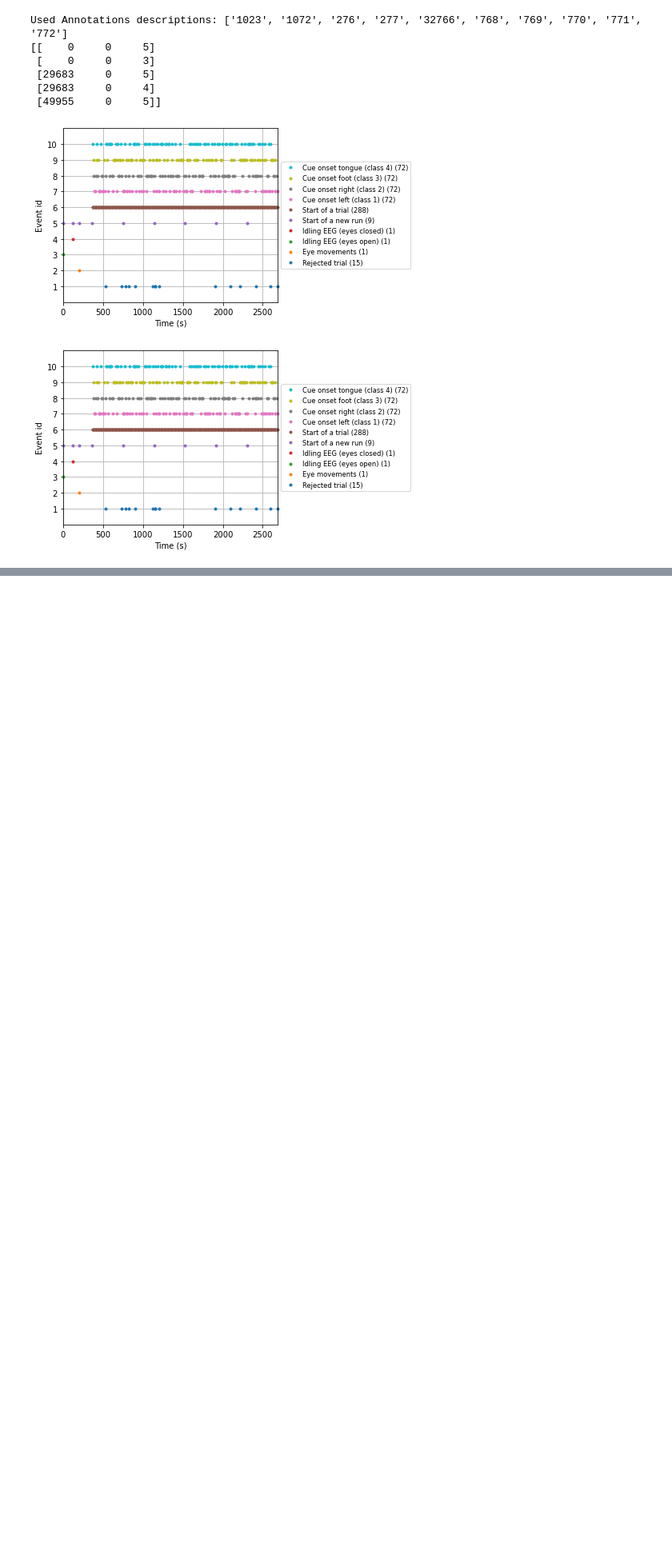
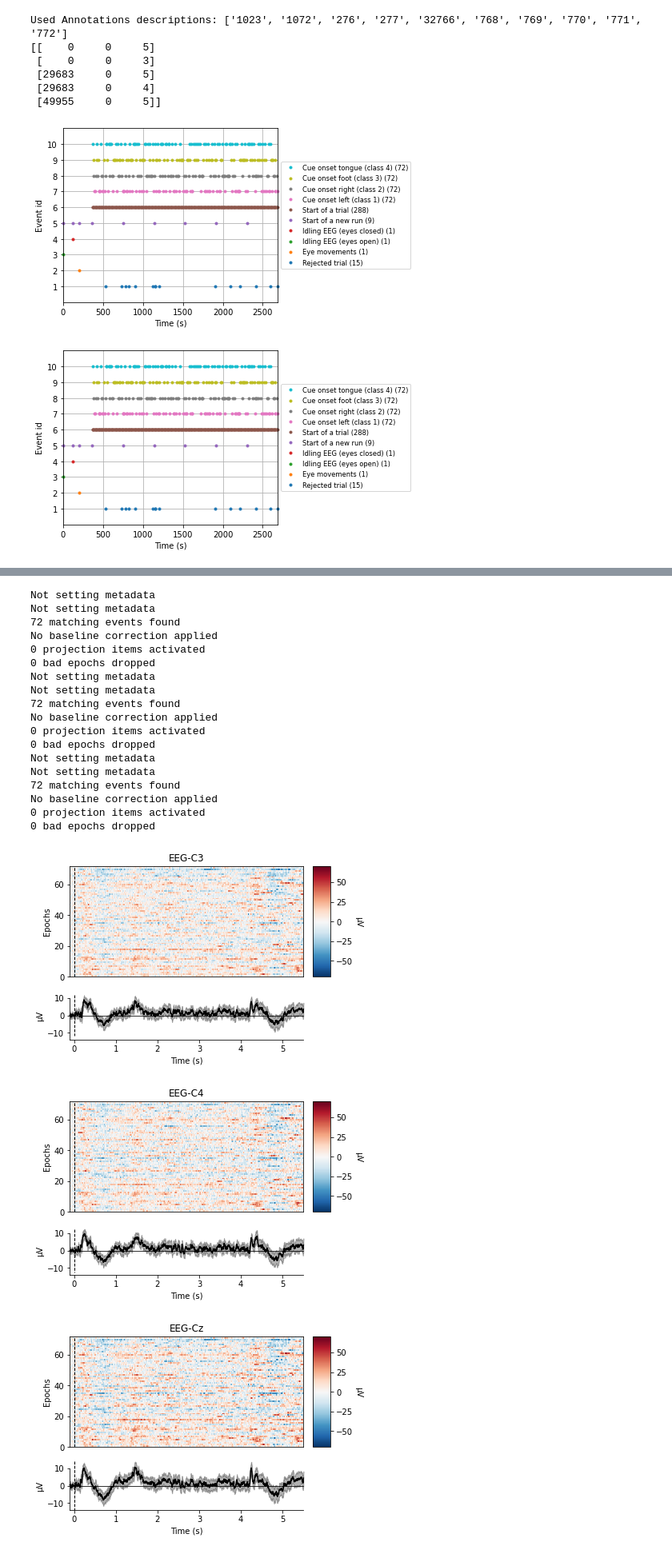
Before and after one commit to AdamVD/EEEE-533-BioSignal-Processing, a Jupyter notebook: practicals/chapter5/notebooks/bci-iv.ipynb, the cells around one changed output, grey strips where cells are left out. Shown at 80% size. Drawn from its saved outputs; the diff is of its cells as text; code cells hidden in the pictures; blank space fills up the shorter version.

```diff
--- a/practicals/chapter5/notebooks/bci-iv.ipynb
+++ b/practicals/chapter5/notebooks/bci-iv.ipynb
@@ -74,0 +139,24 @@ Used Annotations descriptions: ['1023', '1072', '276', '277', '32766', '768', '7
+# %%
+foot.plot_image(picks=relevant_picks)
+# %% [output]
+Not setting metadata
+Not setting metadata
+72 matching events found
+No baseline correction applied
+0 projection items activated
+0 bad epochs dropped
+Not setting metadata
+Not setting metadata
+72 matching events found
+No baseline correction applied
+0 projection items activated
+0 bad epochs dropped
+Not setting metadata
+Not setting metadata
+72 matching events found
+No baseline correction applied
+0 projection items activated
+0 bad epochs dropped
+[figure, added]
+[figure, added]
+[figure, added]
```
Also changed, not shown: parts of 8 cells of this notebook.
